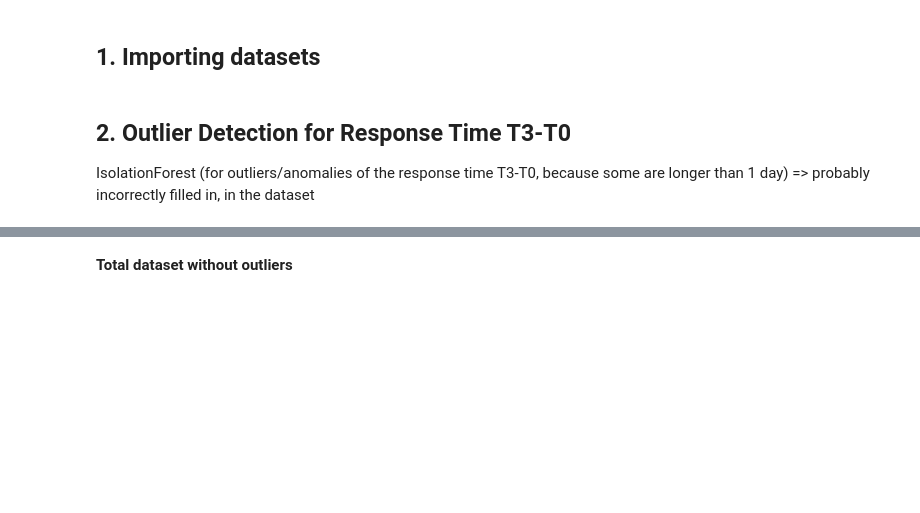
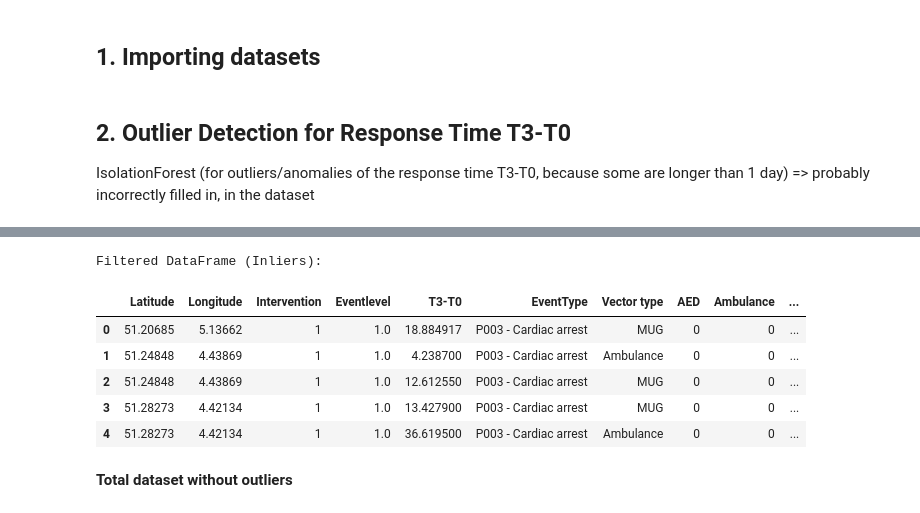
Before and after one commit to JeroenGuillierme/Project-MDA, a Jupyter notebook: 3. Response Time Analysis.ipynb, the cells around one changed output, grey strips where cells are left out. Saved outputs shown, nothing was run; the diff lists cells and outputs as text; code cells hidden in the pictures; blank space fills up the shorter version.

```diff
--- a/3. Response Time Analysis.ipynb
+++ b/3. Response Time Analysis.ipynb
@@ -54,3 +73,14 @@ print("\nFiltered DataFrame (Inliers):")
+# %%
+print("\nFiltered DataFrame (Inliers):")
+interventions_data_filtered.head(5)
+# %% [output]
+Filtered DataFrame (Inliers):
+|  | Latitude | Longitude | Intervention | Eventlevel | T3-T0 | EventType | Vector type | AED | Ambulance | ... |
+| 0 | 51.20685 | 5.13662 | 1 | 1.0 | 18.884917 | P003 - Cardiac arrest | MUG | 0 | 0 | ... |
+| 1 | 51.24848 | 4.43869 | 1 | 1.0 | 4.238700 | P003 - Cardiac arrest | Ambulance | 0 | 0 | ... |
+| 2 | 51.24848 | 4.43869 | 1 | 1.0 | 12.612550 | P003 - Cardiac arrest | MUG | 0 | 0 | ... |
+| 3 | 51.28273 | 4.42134 | 1 | 1.0 | 13.427900 | P003 - Cardiac arrest | MUG | 0 | 0 | ... |
+| 4 | 51.28273 | 4.42134 | 1 | 1.0 | 36.619500 | P003 - Cardiac arrest | Ambulance | 0 | 0 | ... |
 # %% [markdown]
 **Total dataset without outliers**
 # %%
```
Also changed, not shown: parts of 9 cells of this notebook.
